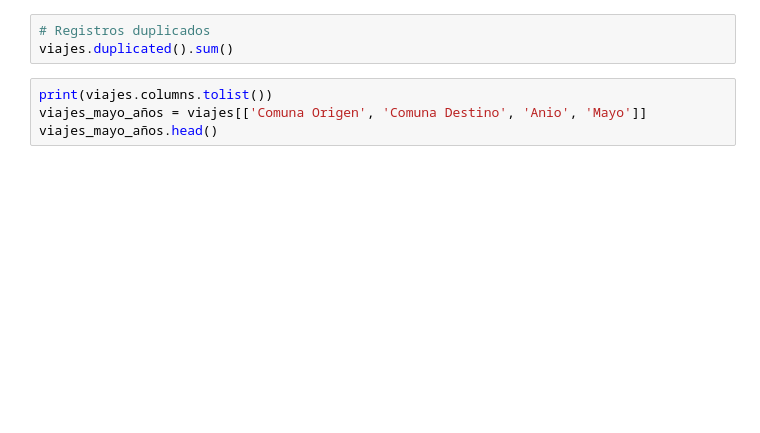
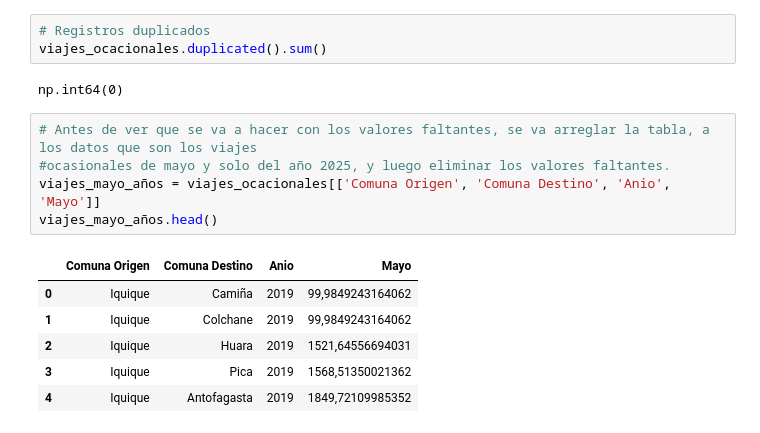
Before and after one commit to hmfc2/Proyect-EDA, a Jupyter notebook: Proyecto Capstone/EDA_viajes_ocasionales.ipynb, the cells around one changed output. Drawn from its saved outputs; the diff is of its cells as text; blank space fills up the shorter version.

```diff
--- a/Proyecto Capstone/EDA_viajes_ocasionales.ipynb
+++ b/Proyecto Capstone/EDA_viajes_ocasionales.ipynb
@@ -38,7 +88,17 @@ viajes.isna().sum().sort_values(ascending=False)
 # %%
 # Registros duplicados
-viajes.duplicated().sum()
+viajes_ocacionales.duplicated().sum()
+# %% [output]
+np.int64(0)
 # %%
-print(viajes.columns.tolist())
-viajes_mayo_años = viajes[['Comuna Origen', 'Comuna Destino', 'Anio', 'Mayo']]
+# Antes de ver que se va a hacer con los valores faltantes, se va arreglar la tabla, a los datos que son los viajes
+#ocasionales de mayo y solo del año 2025, y luego eliminar los valores faltantes.
+viajes_mayo_años = viajes_ocacionales[['Comuna Origen', 'Comuna Destino', 'Anio', 'Mayo']]
 viajes_mayo_años.head()
+# %% [output]
+|  | Comuna Origen | Comuna Destino | Anio | Mayo |
+| 0 | Iquique | Camiña | 2019 | 99,9849243164062 |
+| 1 | Iquique | Colchane | 2019 | 99,9849243164062 |
+| 2 | Iquique | Huara | 2019 | 1521,64556694031 |
+| 3 | Iquique | Pica | 2019 | 1568,51350021362 |
+| 4 | Iquique | Antofagasta | 2019 | 1849,72109985352 |
```
Also changed, not shown: parts of 26 cells of this notebook, 2 other files.
